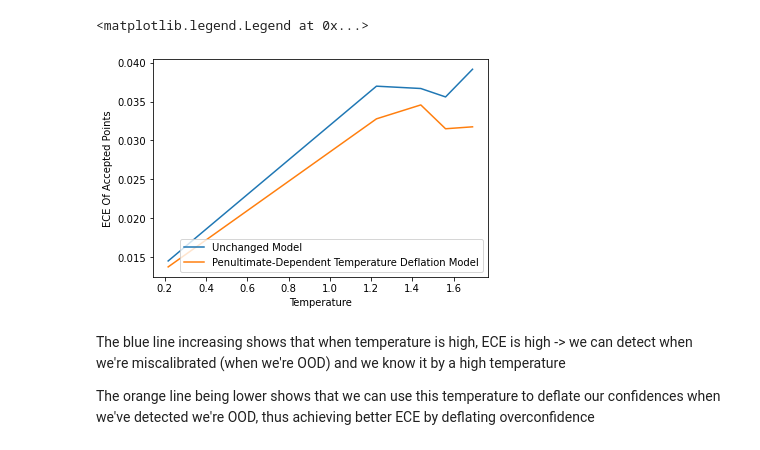
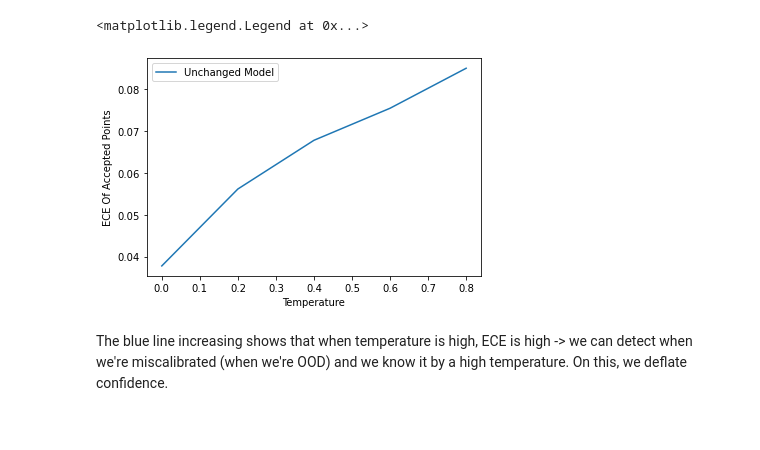
Before and after one commit to levinwil/TempVOS, a Jupyter notebook: Exploration.ipynb, the cells around one changed output. Cells and saved outputs as stored; diff of their text form; code cells hidden in the pictures.

```diff
--- a/Exploration.ipynb
+++ b/Exploration.ipynb
@@ -59,11 +74,11 @@ x = keras.layers.Dropout(0.2)(x)
 x = keras.layers.Flatten()(x)
 
 
-x = keras.layers.Dense(units=1024, activation='relu')(x)
+enc = keras.layers.Dense(units=1024, activation='relu')(x)
 x = keras.layers.BatchNormalization()(x)
 x = keras.layers.Dropout(0.2)(x)
 x = keras.layers.Dense(units=512, activation='relu')(x)
-enc = keras.layers.BatchNormalization()(x)
+x = keras.layers.BatchNormalization()(x)
 x = keras.layers.Dropout(0.2)(x)
 cls_logits = keras.layers.Dense(units=len(np.unique(y_train)), activation = 'linear')(enc)
 cls_out = keras.layers.Activation('softmax', name = 'cls_out')(cls_logits)
@@ -102,11 +118,10 @@ encoding_X_test = encoder.predict(X_test).reshape(X_test.shape[0], -1)
 # %%
-class_means, class_95, class_100, class_105 = [], [], [], []
+class_means, class_75, class_85 = [], [], []
 for c in range(len(np.unique(y_train))):
     examples_of_class = np.where(y_train == c)[0]
     class_means.append(np.mean(encoding_X_train[examples_of_class], axis = 0))
-    class_95.append(np.percentile(np.sqrt(np.sum(encoding_X_train[examples_of_class] ** 2, axis = 1)), 95))
-    class_100.append(np.percentile(np.sqrt(np.sum(encoding_X_train[examples_of_class] ** 2, axis = 1)), 100))
-    class_105.append(class_100[-1] + (class_100[-1] - class_95[-1]))
+    class_75.append(np.percentile(np.sqrt(np.sum(encoding_X_train[examples_of_class] ** 2, axis = 1)), 75))
+    class_85.append(np.percentile(np.sqrt(np.sum(encoding_X_train[examples_of_class] ** 2, axis = 1)), 95))
 # %%
 from scipy.stats import multivariate_normal as mv
 vos_samples = []
@@ -114,8 +129,8 @@ for c in tqdm(range(len(np.unique(y_train)))):
     examples_of_class = np.where(y_train == c)[0]
     vos_samples_of_class = mv.rvs(mean = 0, cov = 1, size = (int(len(examples_of_class) / 3), np.shape(encoding_X_train)[1]))
     vos_samples_of_class = vos_samples_of_class / np.linalg.norm(vos_samples_of_class, axis =1)[:, np.newaxis]
-    magnitudes = np.random.uniform(class_95[c], class_105[c], size = len(vos_samples_of_class))
-    vos_samples_of_class = class_means[c] + vos_samples_of_class * class_105[c]#* magnitudes[:, np.newaxis]
+    magnitudes = np.random.uniform(class_75[c], class_85[c], size = len(vos_samples_of_class))
+    vos_samples_of_class = class_means[c] + vos_samples_of_class * magnitudes[:, np.newaxis]
     vos_samples.extend(vos_samples_of_class)
 # %%
 ood_X_train = np.concatenate([encoding_X_train, vos_samples], axis = 0)
@@ -123,7 +138,10 @@ ood_y_train = np.concatenate([keras.utils.to_categorical(y_train), np.ones((len(
 # %%
 import tensorflow as tf
 x = keras.layers.Dense(100, activation = 'relu')(enc)
-#x = keras.layers.Dropout(0.5)(x)
+x = keras.layers.BatchNormalization()(x)
+x = keras.layers.Dense(100, activation = 'relu')(x)
+x = keras.layers.BatchNormalization()(x)
+x = keras.layers.Dense(100, activation = 'relu')(x)
 x = keras.layers.BatchNormalization()(x)
 pre_temperature = keras.layers.Dense(units = 1, activation = 'linear')(x)
 #temperature = keras.layers.Lambda(lambda v : keras.activations.sigmoid(v) * 10)(pre_temperature)
@@ -140,7 +158,7 @@ for layer in network.layers:
 ood_network.compile(loss='categorical_crossentropy',
           optimizer=keras.optimizers.Adam(learning_rate=3e-4))
 ood_network.fit(ood_X_train, ood_y_train,
-    epochs = 30,
+    epochs = 10,
     verbose = 1,
     validation_split = .1)
 # %% [output]
@@ -259,17 +295,15 @@ for i in range(0, len(y_test), int(len(y_test) / num_intervals)):
     ood_model_eces.append(np.median(class_eces))
 # %%
 import matplotlib.pyplot as plt
-plt.plot(ood_scores_test[order[np.arange(0, len(y_test), int(len(y_test) / num_intervals))]], base_eces, label = "Unchanged Model")
-#plt.plot(np.arange(0, len(y_test), int(len(y_test) / num_intervals)) / len(y_test), base_eces, label = "Unchanged Model")
-plt.plot(ood_scores_test[order[np.arange(0, len(y_test), int(len(y_test) / num_intervals))]], ood_model_eces, label = "Penultimate-Dependent Temperature Deflation Model")
+#plt.plot(ood_scores_test[order[np.arange(0, len(y_test), int(len(y_test) / num_intervals))]], base_eces, label = "Unchanged Model")
+plt.plot(np.arange(0, len(y_test), int(len(y_test) / num_intervals)) / len(y_test), base_eces, label = "Unchanged Model")
+#plt.plot(ood_scores_test[order[np.arange(0, len(y_test), int(len(y_test) / num_intervals))]], ood_model_eces, label = "Penultimate-Dependent Temperature Deflation Model")
 #plt.plot(np.arange(0, len(y_test), int(len(y_test) / num_intervals)) / len(y_test), ood_model_eces, label = "Penultimate-Dependent Temperature Deflation Model")
 plt.xlabel("Temperature")
 plt.ylabel("ECE Of Accepted Points")
 plt.legend()
 # %% [output]
 <matplotlib.legend.Legend at 0x...>
-[figure, old version]
+[figure, new version]
 # %% [markdown]
-The blue line increasing shows that when temperature is high, ECE is high -> we can detect when we're miscalibrated (when we're OOD) and we know it by a high temperature
-
-The orange line being lower shows that we can use this temperature to deflate our confidences when we've detected we're OOD, thus achieving better ECE by deflating overconfidence
+The blue line increasing shows that when temperature is high, ECE is high -> we can detect when we're miscalibrated (when we're OOD) and we know it by a high temperature. On this, we deflate confidence.
```
Also changed, not shown: parts of 16 cells of this notebook.
